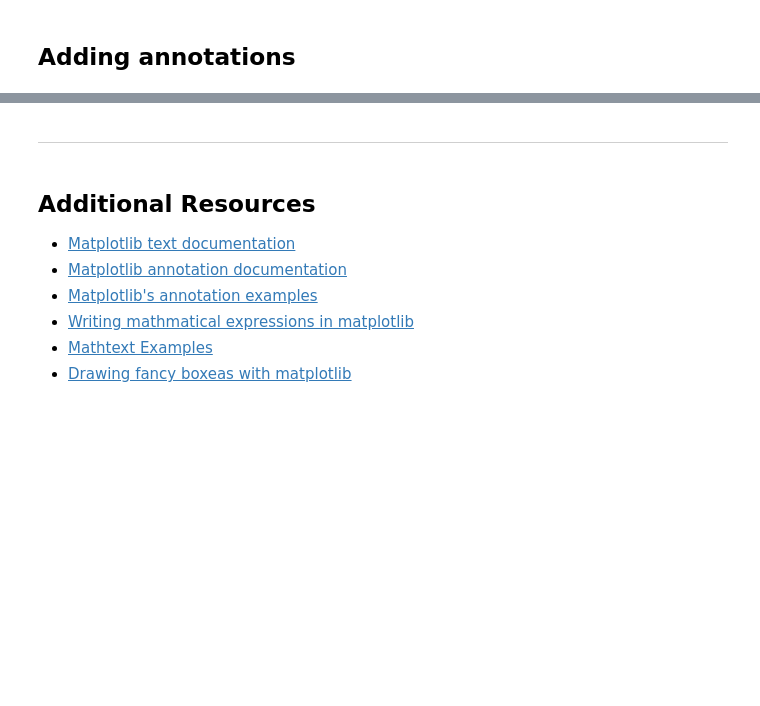
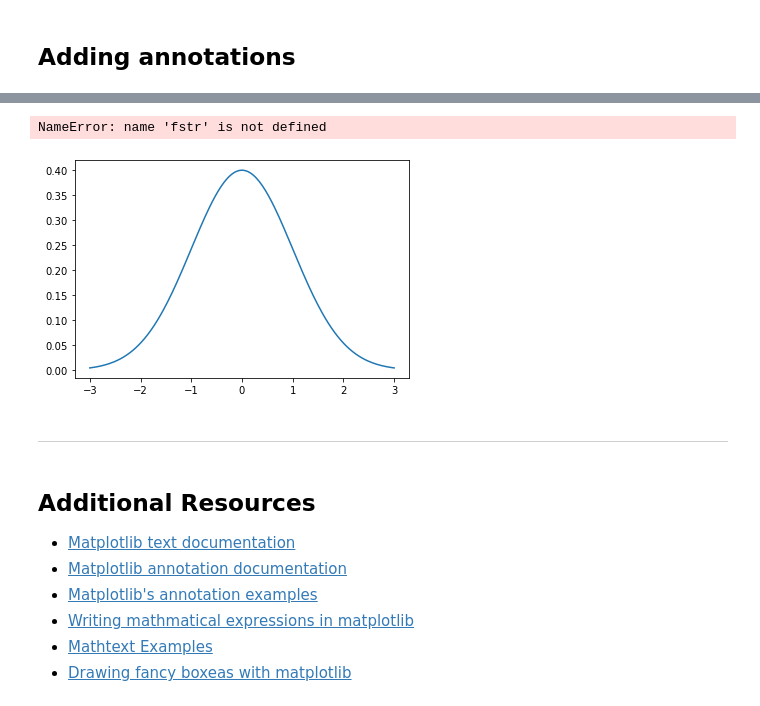
Before and after one commit to anissa111/matplotlib-tutorial, a Jupyter notebook: notebooks/02-annotations.ipynb, the cells around one changed output, grey strips where cells are left out. Cells and saved outputs as stored; diff of their text form; code cells hidden in the pictures; blank space fills up the shorter version.

```diff
--- a/notebooks/02-annotations.ipynb
+++ b/notebooks/02-annotations.ipynb
@@ -46,7 +51,11 @@ plt.text(-1, 0.05, r'$f(x) = \frac{1}{\mu\sqrt{2\pi}}  e^{-\frac{1}{2}\left(\fra
 # %%
+fstr = r'$f(x) = \frac{1}{\mu\sqrt{2\pi}}  e^{-\frac{1}{2}\left(\frac{x-\mu}{\sigma}\right)^2}$')
 plt.plot(x, pdf, label=r'$\mu=0, \,\, \sigma^2 = 1$')
 plt.text(0, 0.05, fstr , fontsize=15, ha='center')
 plt.legend();
+# %% [output]
+NameError: name 'fstr' is not defined
+[figure, added]
 # %%
 plt.plot(x, pdf)
 
```
Also changed, not shown: parts of 2 cells of this notebook.
